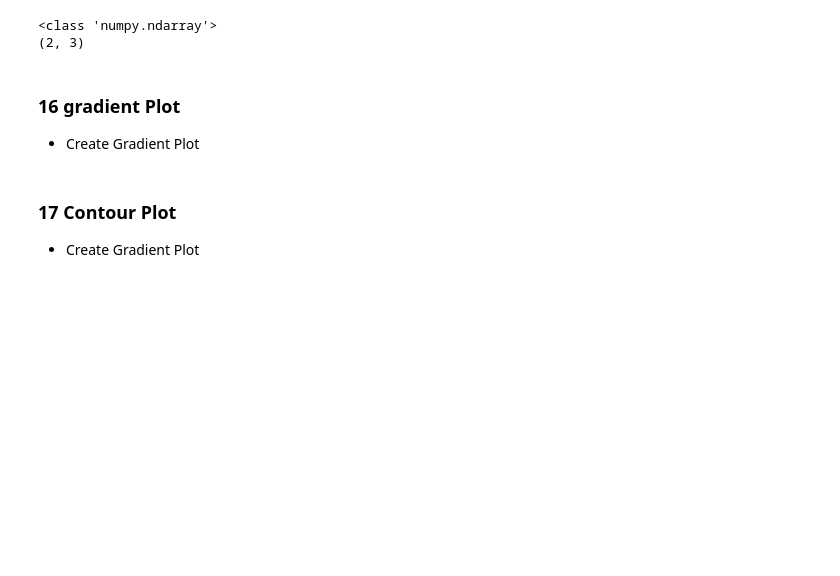
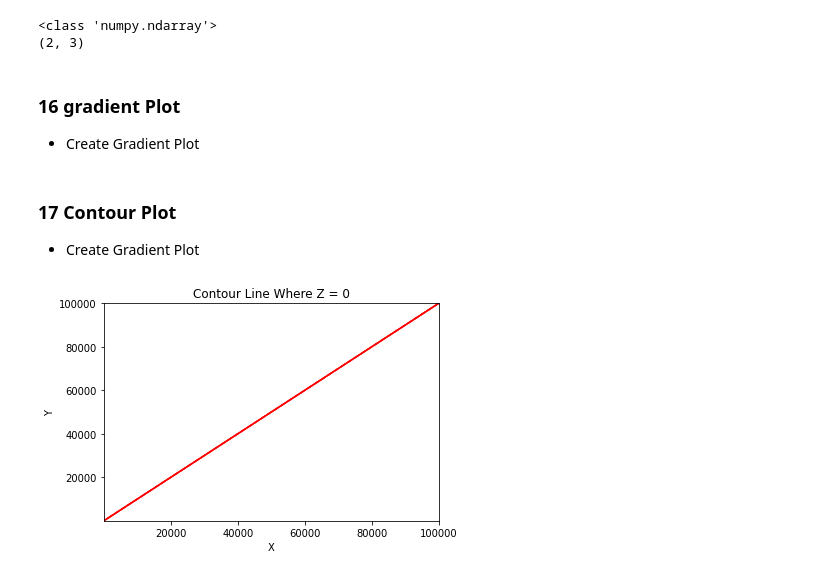
Before and after one commit to arpansaini21/MLBlueprint, a Jupyter notebook: visualizationMaster/Data_Visualization_Using_Python.ipynb, the cells around one changed output. Cells and saved outputs as stored; diff of their text form; code cells hidden in the pictures; blank space fills up the shorter version.

```diff
--- a/visualizationMaster/Data_Visualization_Using_Python.ipynb
+++ b/visualizationMaster/Data_Visualization_Using_Python.ipynb
@@ -794,3 +794,21 @@ def plt_gradients(x_train,y_train, f_compute_cost, f_compute_gradient):
 ### 17 Contour Plot
 
 - Create Gradient Plot
+# %%
+import numpy as np
+import matplotlib.pyplot as plt
+
+x = np.logspace(-5, 5, 100)
+y = np.logspace(-5, 5, 100)
+
+X, Y = np.meshgrid(x, y)
+
+Z = X**2 - Y**2   # Example function
+
+plt.contour(X, Y, Z, levels=[-5, 0, 5], colors='red')
+plt.xlabel("X")
+plt.ylabel("Y")
+plt.title("Contour Line Where Z = 0")
+plt.show()
+# %% [output]
+[figure, added]
```
Also changed, not shown: 3 other files.
